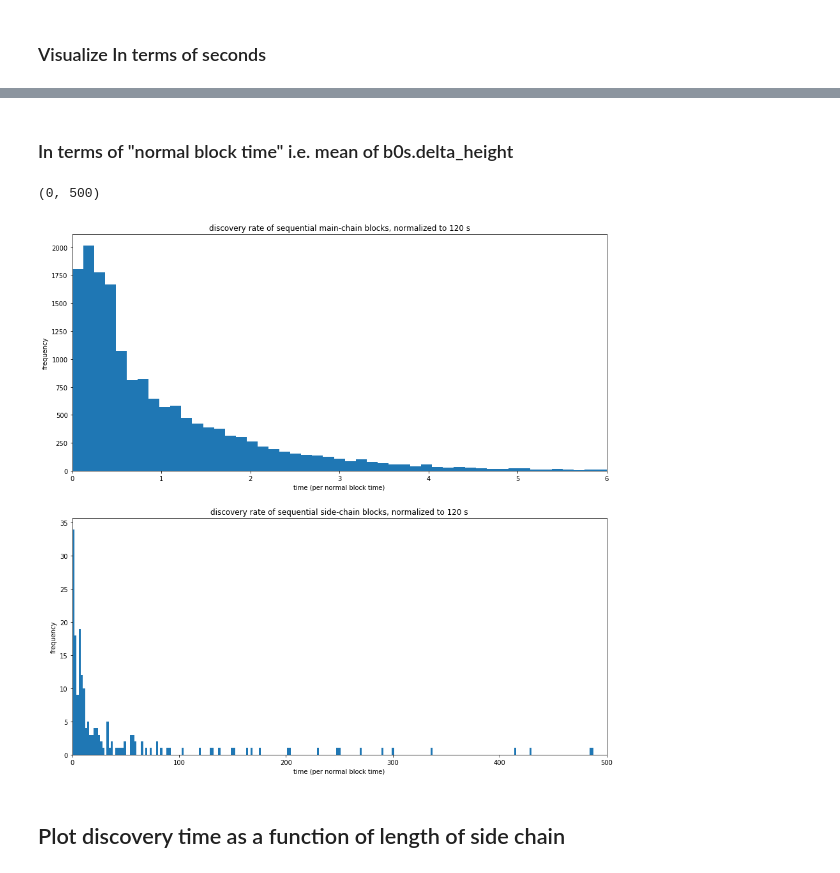
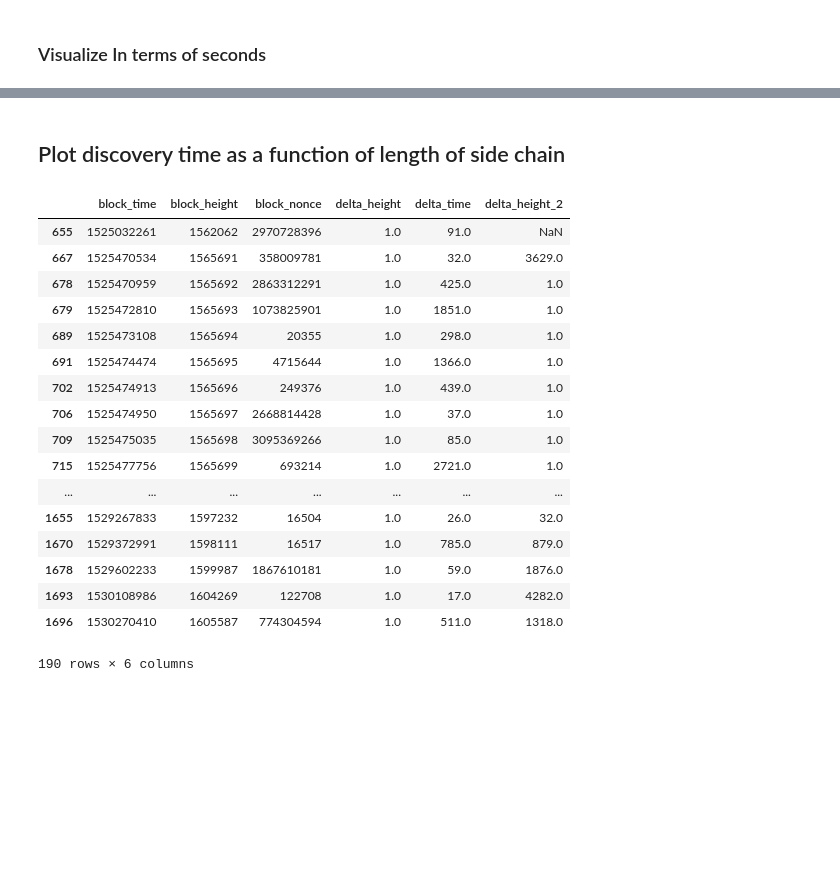
Before and after one commit to noncesense-research-lab/archival_network, a Jupyter notebook: altchain_temporal_study.ipynb, the cells around one changed output, grey strips where cells are left out. Drawn from its saved outputs; the diff is of its cells as text; code cells hidden in the pictures; blank space fills up the shorter version.

Commit message:
sorting the blocks by height; removes some artifacts

```diff
--- a/altchain_temporal_study.ipynb
+++ b/altchain_temporal_study.ipynb
@@ -35,6 +35,11 @@ b1s_raw = pd.read_csv(block1s_relative_path)
 # Modify this version:
 b0s = copy(b0s_raw)
 b1s = copy(b1s_raw)
+
+b0s = b0s.sort_values('block_height')
+b1s = b1s.sort_values('block_height')
+
+pass
 # %% [markdown]
 ### Sneak a peek at the data
 
@@ -144,23 +149,2 @@ pass
-# %% [markdown]
-### In terms of "normal block time" i.e. mean of b0s.delta_height
-# %%
-fig = plt.figure(figsize=(15,15))
-ax1 = fig.add_subplot(211)
-plt.hist(b0s.delta_time/b0_mean_time_s, bins=np.linspace(0,6,50))
-ax1.set_xlabel('time (per normal block time)')
-ax1.set_ylabel('frequency')
-ax1.set_title('discovery rate of sequential main-chain blocks, normalized to 120 s')
-ax1.set_xlim((0,6))
-
-
-ax2 = fig.add_subplot(212)
-plt.hist(b1s.delta_time/b0_mean_time_s, bins=np.linspace(0,500,250))
-ax2.set_xlabel('time (per normal block time)')
-ax2.set_ylabel('frequency')
-ax2.set_title('discovery rate of sequential side-chain blocks, normalized to 120 s')
-ax2.set_xlim((0, 500))
-# %% [output]
-(0, 500)
-[figure, removed]
 # %% [markdown]
 ## Plot discovery time as a function of length of side chain
@@ -168,0 +151,25 @@ pass
+# %%
+b1s['delta_height_2'] = b1s['block_height']-b1s['block_height'].shift()
+# %%
+b1s
+# %% [output]
+|  | block_time | block_height | block_nonce | delta_height | delta_time | delta_height_2 |
+| 655 | 1525032261 | 1562062 | 2970728396 | 1.0 | 91.0 | NaN |
+| 667 | 1525470534 | 1565691 | 358009781 | 1.0 | 32.0 | 3629.0 |
+| 678 | 1525470959 | 1565692 | 2863312291 | 1.0 | 425.0 | 1.0 |
+| 679 | 1525472810 | 1565693 | 1073825901 | 1.0 | 1851.0 | 1.0 |
+| 689 | 1525473108 | 1565694 | 20355 | 1.0 | 298.0 | 1.0 |
+| 691 | 1525474474 | 1565695 | 4715644 | 1.0 | 1366.0 | 1.0 |
+| 702 | 1525474913 | 1565696 | 249376 | 1.0 | 439.0 | 1.0 |
+| 706 | 1525474950 | 1565697 | 2668814428 | 1.0 | 37.0 | 1.0 |
+| 709 | 1525475035 | 1565698 | 3095369266 | 1.0 | 85.0 | 1.0 |
+| 715 | 1525477756 | 1565699 | 693214 | 1.0 | 2721.0 | 1.0 |
+| ... | ... | ... | ... | ... | ... | ... |
+| 1655 | 1529267833 | 1597232 | 16504 | 1.0 | 26.0 | 32.0 |
+| 1670 | 1529372991 | 1598111 | 16517 | 1.0 | 785.0 | 879.0 |
+| 1678 | 1529602233 | 1599987 | 1867610181 | 1.0 | 59.0 | 1876.0 |
+| 1693 | 1530108986 | 1604269 | 122708 | 1.0 | 17.0 | 4282.0 |
+| 1696 | 1530270410 | 1605587 | 774304594 | 1.0 | 511.0 | 1318.0 |
+190 rows × 6 columns
+# %% [markdown]
+#
```
Also changed, not shown: parts of 5 cells of this notebook.
